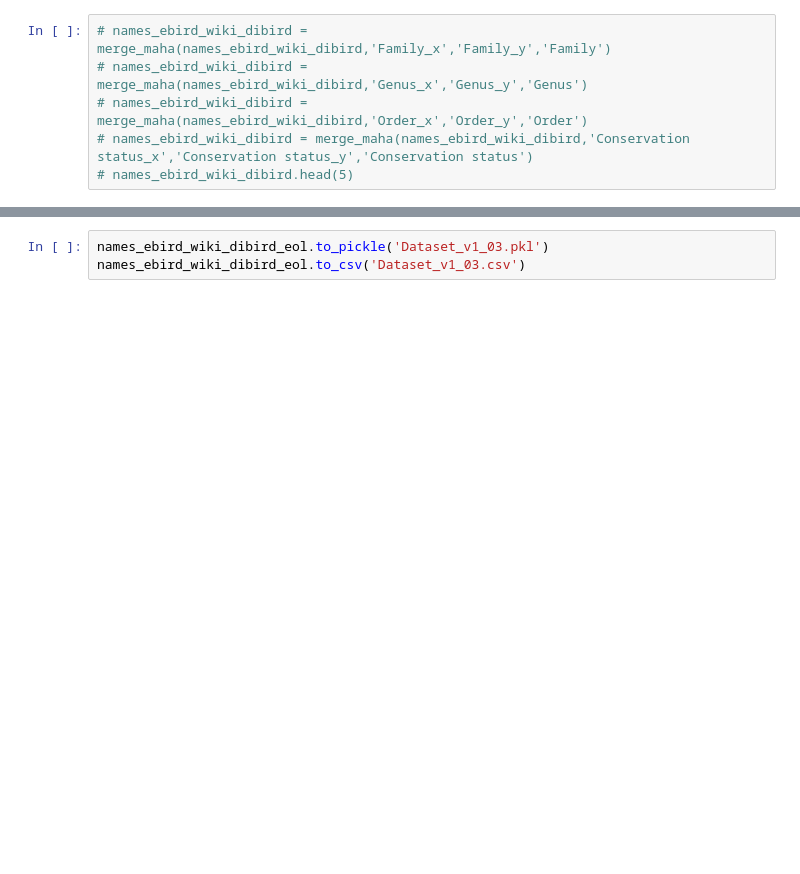
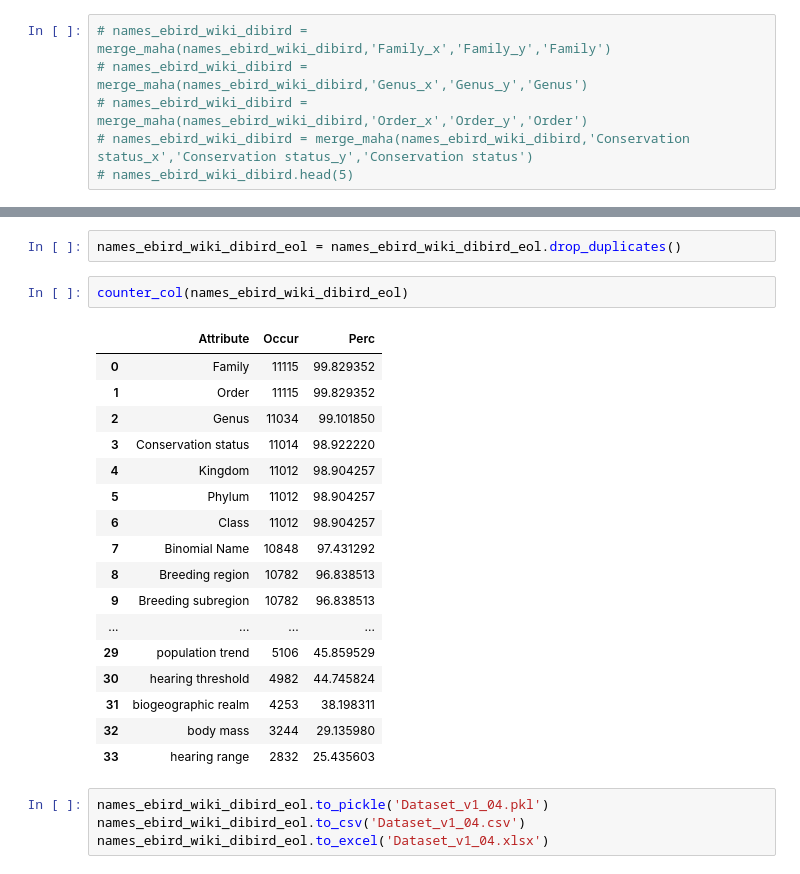
Before and after one commit to Mahanth-Maha/birds, a Jupyter notebook: Week1_Strucured_Data_Gen/Final_Merge_part_2.ipynb, the cells around one changed output, grey strips where cells are left out. Drawn from its saved outputs; the diff is of its cells as text; blank space fills up the shorter version.

```diff
--- a/Week1_Strucured_Data_Gen/Final_Merge_part_2.ipynb
+++ b/Week1_Strucured_Data_Gen/Final_Merge_part_2.ipynb
@@ -168,3 +234,26 @@ counter_col(names_ebird_wiki_dibird_eol)
+# %%
+names_ebird_wiki_dibird_eol = names_ebird_wiki_dibird_eol.drop_duplicates()
+# %%
+counter_col(names_ebird_wiki_dibird_eol)
+# %% [output]
+|  | Attribute | Occur | Perc |
+| 0 | Family | 11115 | 99.829352 |
+| 1 | Order | 11115 | 99.829352 |
+| 2 | Genus | 11034 | 99.101850 |
+| 3 | Conservation status | 11014 | 98.922220 |
+| 4 | Kingdom | 11012 | 98.904257 |
+| 5 | Phylum | 11012 | 98.904257 |
+| 6 | Class | 11012 | 98.904257 |
+| 7 | Binomial Name | 10848 | 97.431292 |
+| 8 | Breeding region | 10782 | 96.838513 |
+| 9 | Breeding subregion | 10782 | 96.838513 |
+| ... | ... | ... | ... |
+| 29 | population trend | 5106 | 45.859529 |
+| 30 | hearing threshold | 4982 | 44.745824 |
+| 31 | biogeographic realm | 4253 | 38.198311 |
+| 32 | body mass | 3244 | 29.135980 |
+| 33 | hearing range | 2832 | 25.435603 |
 # %%
-names_ebird_wiki_dibird_eol.to_pickle('Dataset_v1_03.pkl')
-names_ebird_wiki_dibird_eol.to_csv('Dataset_v1_03.csv')
+names_ebird_wiki_dibird_eol.to_pickle('Dataset_v1_04.pkl')
+names_ebird_wiki_dibird_eol.to_csv('Dataset_v1_04.csv')
+names_ebird_wiki_dibird_eol.to_excel('Dataset_v1_04.xlsx')
```
Also changed, not shown: parts of 31 cells of this notebook, 8 other files.
